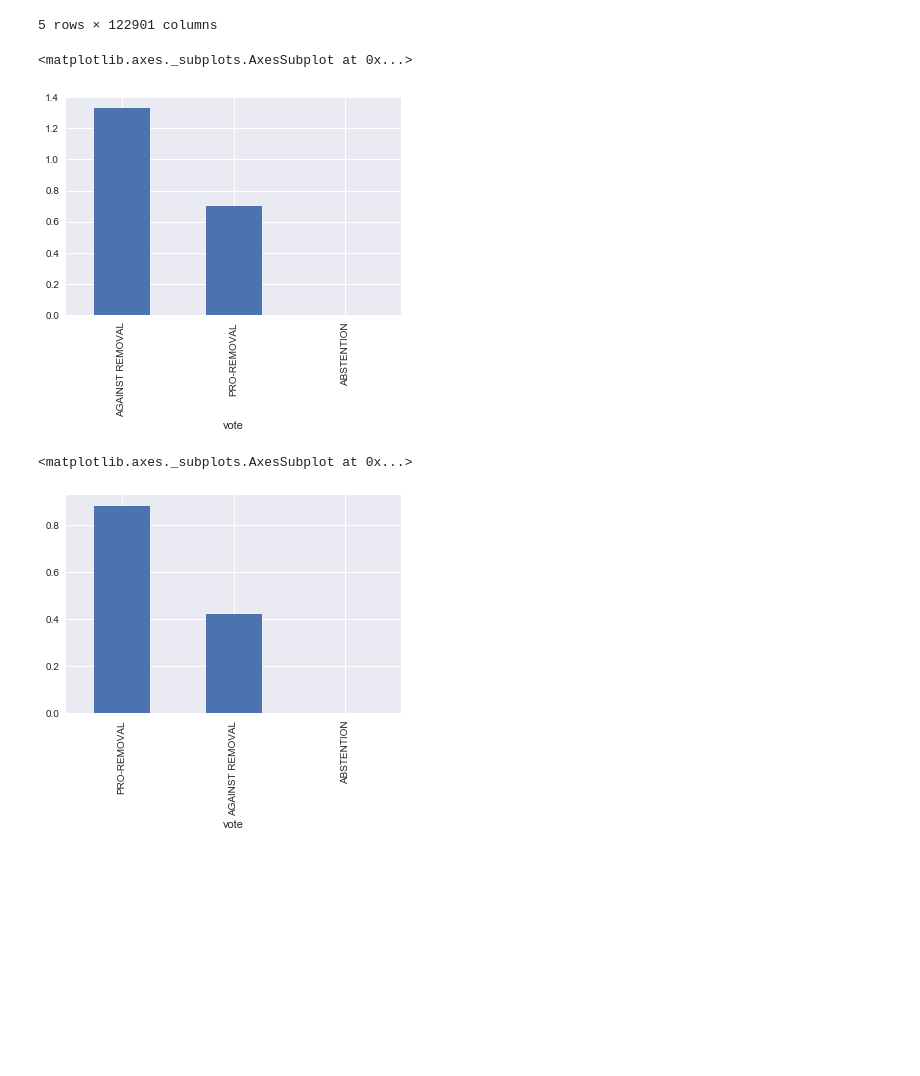
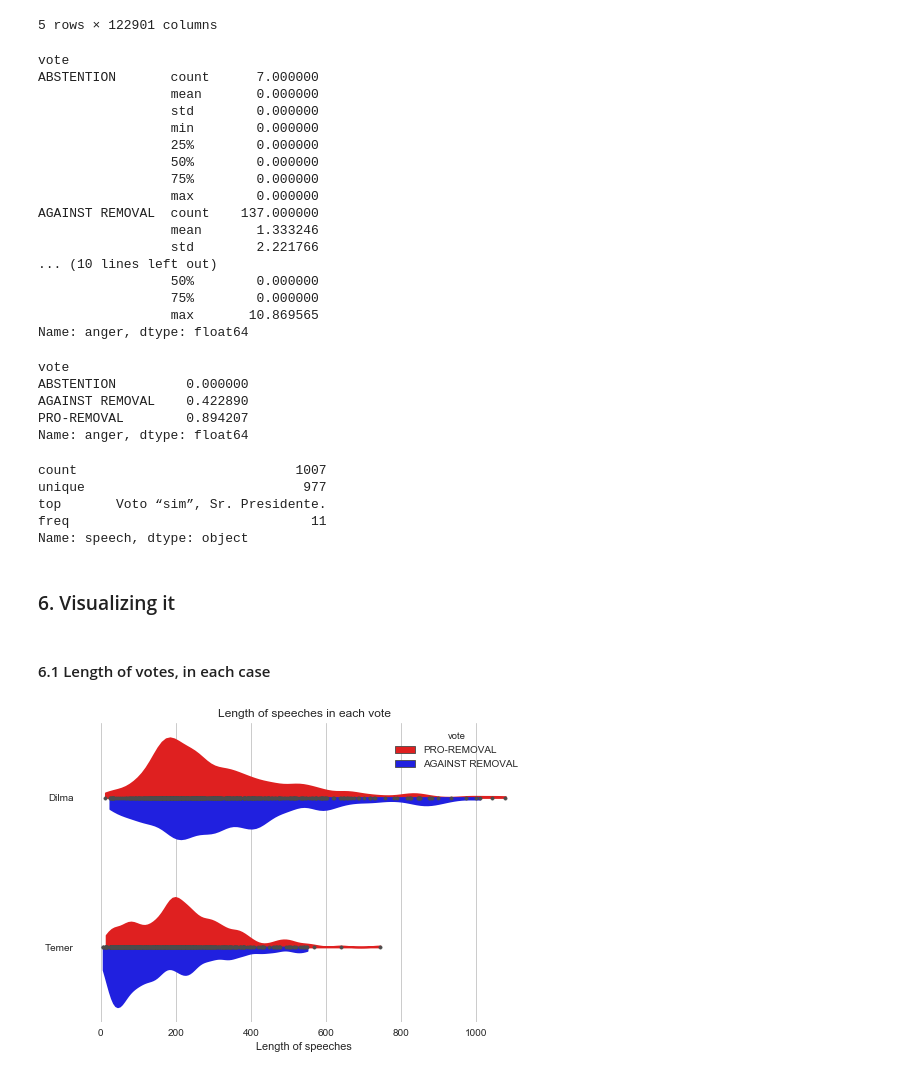
Before and after one commit to RodrigoMenegat/studio-projects, a Jupyter notebook: code/speeches-congress/cleaning+analysis.ipynb, the cells around one changed output. Cells and saved outputs as stored; diff of their text form; code cells hidden in the pictures; blank space fills up the shorter version.

```diff
--- a/code/speeches-congress/cleaning+analysis.ipynb
+++ b/code/speeches-congress/cleaning+analysis.ipynb
@@ -3,6 +3,8 @@ import pandas as pd
 import seaborn as sns
 from sklearn.feature_extraction.text import TfidfVectorizer
 import matplotlib.pyplot as plt
+import matplotlib as mpl
+mpl.rcParams['pdf.fonttype'] = 42
 %matplotlib inline
 # %%
 pd.set_option('display.max_rows', 500)
@@ -286,12 +285,63 @@ df['sadness'] = wordcount_df[sad_words].sum(axis=1)*100
 df['religion'] = wordcount_df[religion_words].sum(axis=1)*100
 df['family'] = wordcount_df[family_words].sum(axis=1)*100
 # %%
-df[df.case=='Dilma'].groupby('vote')['anger'].mean().sort_values(ascending=False).plot(kind='bar')
+df[df.case=='Dilma'].groupby('vote')['anger'].describe()
 # %% [output]
-<matplotlib.axes._subplots.AxesSubplot at 0x...>
+vote
+ABSTENTION       count      7.000000
+                 mean       0.000000
+                 std        0.000000
+                 min        0.000000
+                 25%        0.000000
+                 50%        0.000000
+                 75%        0.000000
+                 max        0.000000
+AGAINST REMOVAL  count    137.000000
+                 mean       1.333246
+                 std        2.221766
+... (10 lines left out)
+                 50%        0.000000
+                 75%        0.000000
+                 max       10.869565
+Name: anger, dtype: float64
-[figure, removed]
 # %%
-df[df.case=='Temer'].groupby('vote')['anger'].mean().sort_values(ascending=False).plot(kind='bar')
+df[df.case=='Temer'].groupby('vote')['anger'].mean()
 # %% [output]
-<matplotlib.axes._subplots.AxesSubplot at 0x...>
+vote
+ABSTENTION         0.000000
+AGAINST REMOVAL    0.422890
+PRO-REMOVAL        0.894207
+Name: anger, dtype: float64
-[figure, removed]
+# %%
+df['speech'].describe()
+# %% [output]
+count                            1007
+unique                            977
+top       Voto “sim”, Sr. Presidente.
+freq                               11
+Name: speech, dtype: object
+# %% [markdown]
+### 6. Visualizing it
+# %% [markdown]
+#### 6.1 Length of votes, in each case
+# %%
+ax = plt.gca()
+sns.despine(left=True, bottom=True)
+sns.set(style="whitegrid")
+sns.violinplot(y="case",
+                   x="length",
+                   hue='vote',
+                   data=df[(df.vote != 'ABSTENTION')],
+                   split=True,
+                   legend=False,
+                   inner='point',
+                   scale_hue = True,
+                   palette = {'AGAINST REMOVAL': 'blue','PRO-REMOVAL':'red'},
+                   bw=.150,
+                   cut=0,
+                   ax=ax)
+ax.set_title('Length of speeches in each vote')
+ax.set(ylabel='',xlabel='Length of speeches')
+plt.savefig('violin_length_both.svg',transparent=True)
+# %% [output]
+[figure, added]
```
Also changed, not shown: parts of 29 cells of this notebook, 1 other file.
